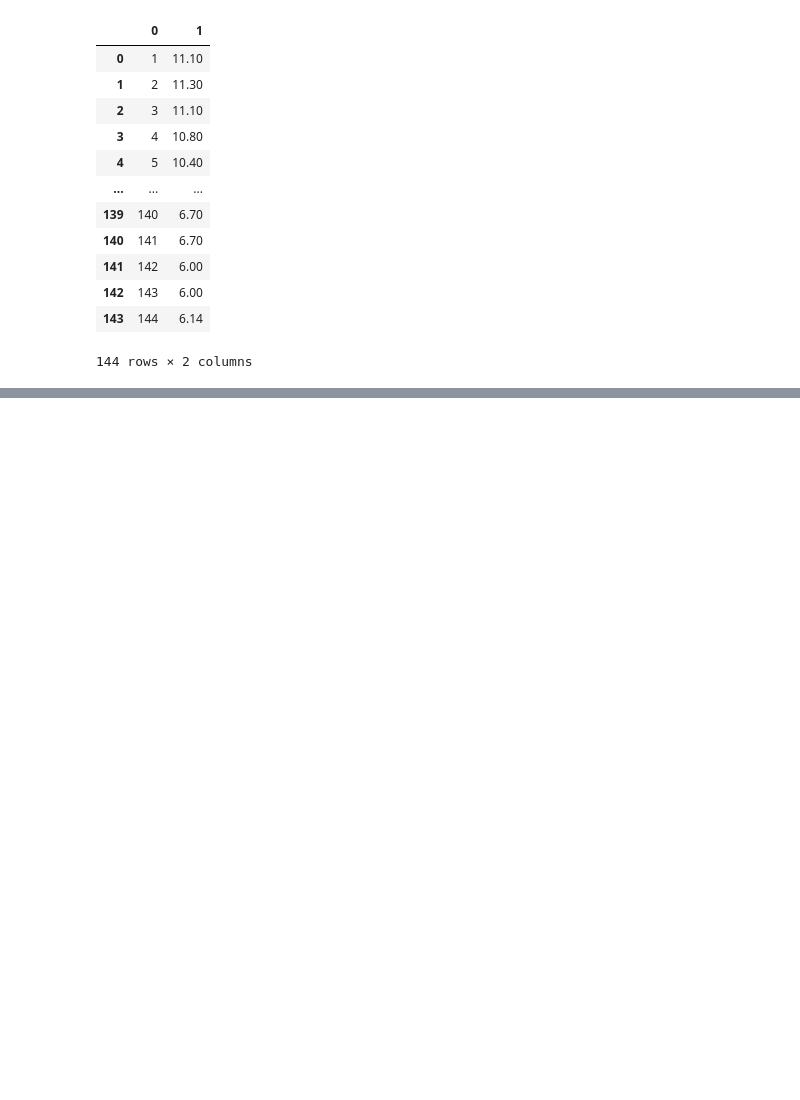
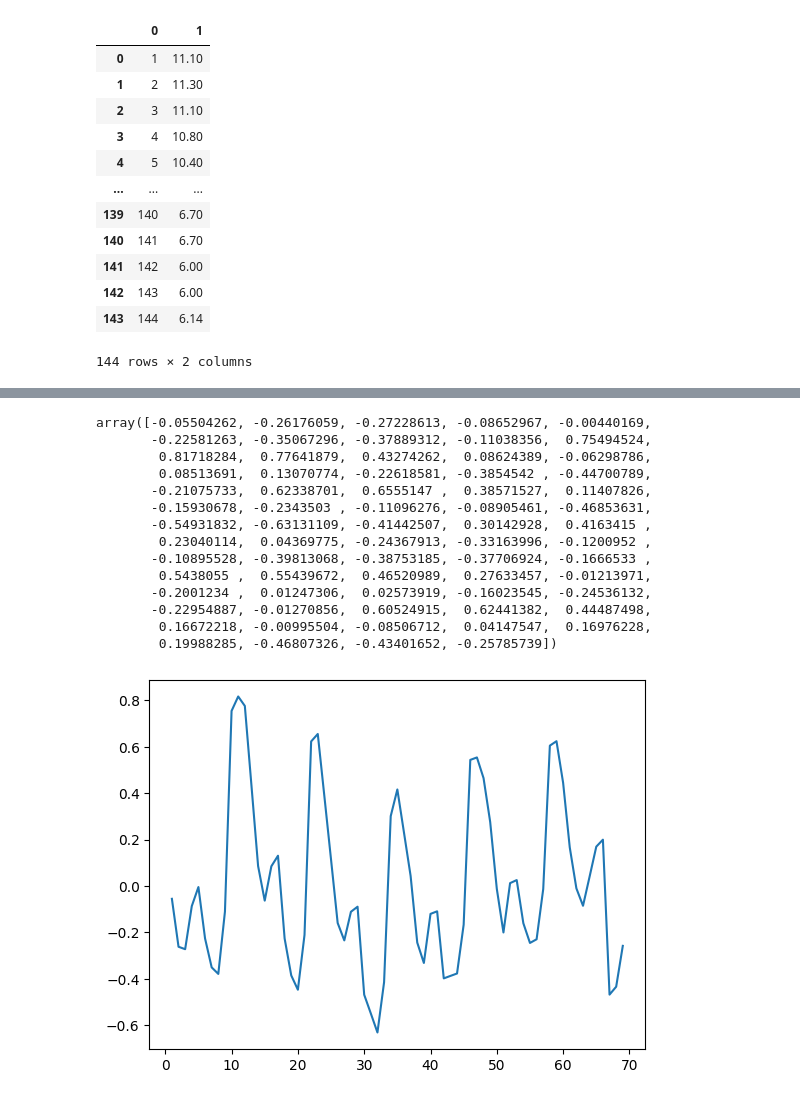
Before and after one commit to RacingInspiration/Zeitreihen, a Jupyter notebook: 8/FFT_Arbeitslosenzahlen.ipynb, the cells around one changed output, grey strips where cells are left out. Saved outputs shown, nothing was run; the diff lists cells and outputs as text; code cells hidden in the pictures; blank space fills up the shorter version.

```diff
--- a/8/FFT_Arbeitslosenzahlen.ipynb
+++ b/8/FFT_Arbeitslosenzahlen.ipynb
@@ -59,0 +99,24 @@ plt.plot(t,np.abs(arbeitslose),np.abs(a_inverse))
+# %%
+#Calculating the data - poly_data values
+y_diff = y - pol_reg.predict(poly_reg.fit_transform(X))
+plt.plot(t, y_diff)
+SAMPLE_RATE = 1/(t1[2]-t1[1])
+DURATION = y.size
+y_diff = y_diff.flatten()
+y_diff
+# %% [output]
+array([-0.05504262, -0.26176059, -0.27228613, -0.08652967, -0.00440169,
+       -0.22581263, -0.35067296, -0.37889312, -0.11038356,  0.75494524,
+        0.81718284,  0.77641879,  0.43274262,  0.08624389, -0.06298786,
+        0.08513691,  0.13070774, -0.22618581, -0.3854542 , -0.44700789,
+       -0.21075733,  0.62338701,  0.6555147 ,  0.38571527,  0.11407826,
+       -0.15930678, -0.2343503 , -0.11096276, -0.08905461, -0.46853631,
+       -0.54931832, -0.63131109, -0.41442507,  0.30142928,  0.4163415 ,
+        0.23040114,  0.04369775, -0.24367913, -0.33163996, -0.1200952 ,
+       -0.10895528, -0.39813068, -0.38753185, -0.37706924, -0.1666533 ,
+        0.5438055 ,  0.55439672,  0.46520989,  0.27633457, -0.01213971,
+       -0.2001234 ,  0.01247306,  0.02573919, -0.16023545, -0.24536132,
+       -0.22954887, -0.01270856,  0.60524915,  0.62441382,  0.44487498,
+        0.16672218, -0.00995504, -0.08506712,  0.04147547,  0.16976228,
+        0.19988285, -0.46807326, -0.43401652, -0.25785739])
+[figure, added]
```
Also changed, not shown: parts of 13 cells of this notebook.
